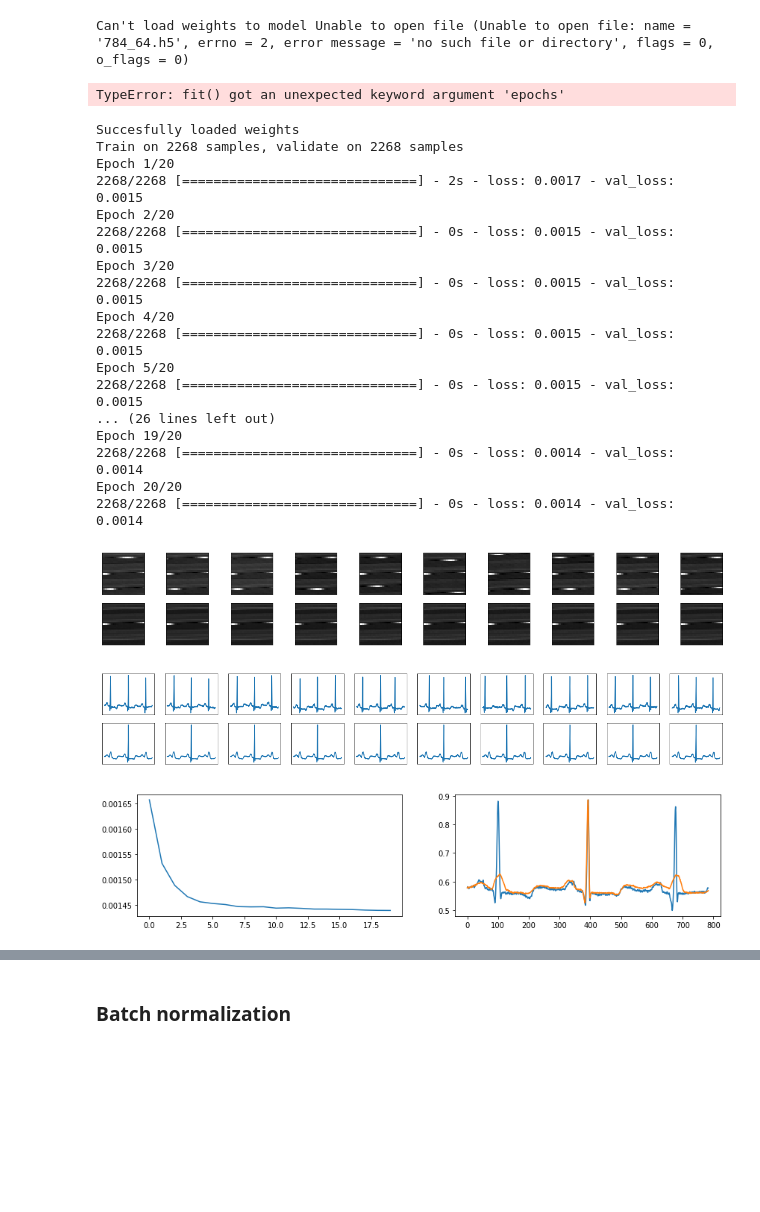
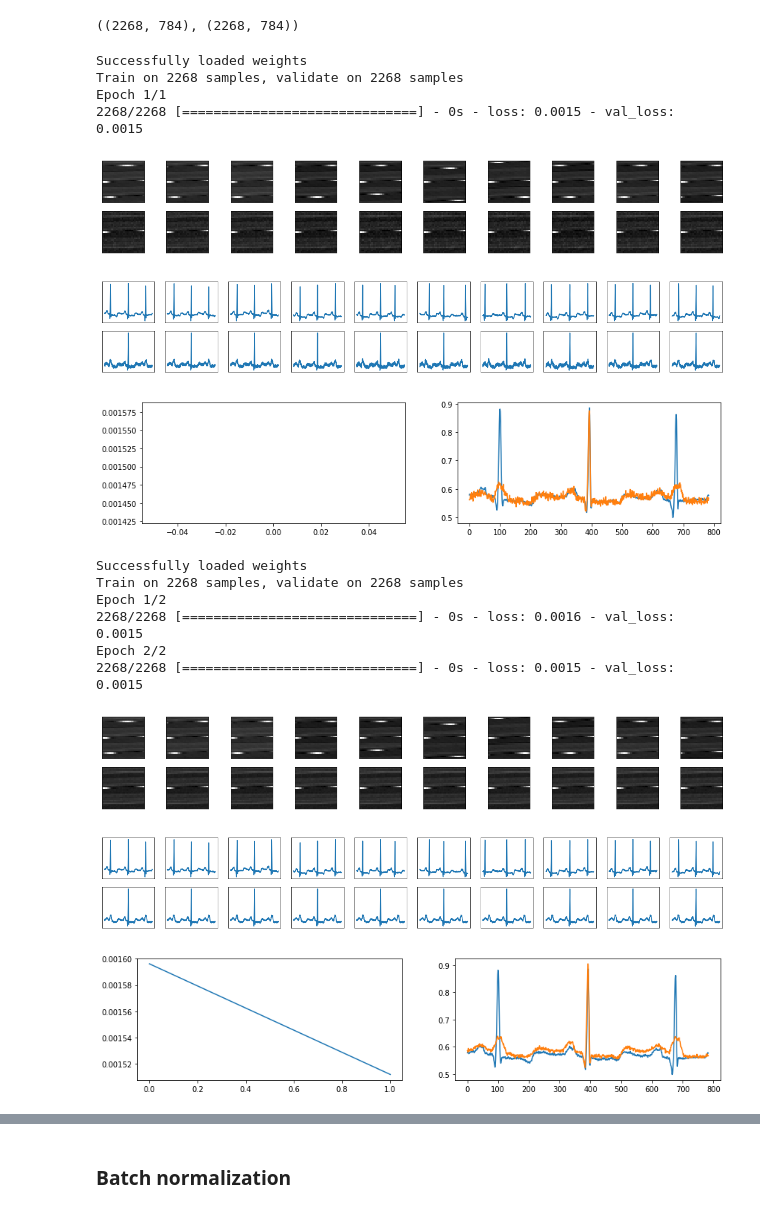
Before and after one commit to piotrbazan/machine-learning, a Jupyter notebook: projects/ecg/ecg.ipynb, the cells around one changed output, grey strips where cells are left out. Cells and saved outputs as stored; diff of their text form; code cells hidden in the pictures; blank space fills up the shorter version.

```diff
--- a/projects/ecg/ecg.ipynb
+++ b/projects/ecg/ecg.ipynb
@@ -144,29 +61,27 @@ def run(encoders, shape, epochs = 10, filename = None, load_prev = True):
+# %%
+x_train.shape, x_test.shape
+# %% [output]
+((2268, 784), (2268, 784))
 # %%
-run(create_encoders(784, [], 64), shape=(784,), epochs=1, filename='784_64.h5', load_prev=True)
+fit(create_encoders(784, [], 64), x_train, x_test, epochs=1, filename='weights/784_64.h5', load_prev=True)
 # %% [output]
-Can't load weights to model Unable to open file (Unable to open file: name = '784_64.h5', errno = 2, error message = 'no such file or directory', flags = 0, o_flags = 0)
+Successfully loaded weights
+Train on 2268 samples, validate on 2268 samples
+Epoch 1/1
+2268/2268 [==============================] - 0s - loss: 0.0015 - val_loss: 0.0015
-TypeError: fit() got an unexpected keyword argument 'epochs'
+[figure, added]
+[figure, added]
+[figure, added]
 # %%
-run(create_encoders(784, [256, 128], 64), shape=(784,), epochs=20, filename='784_256_128_64.h5', load_prev=True)
+fit(create_encoders(784, [256, 128], 64), x_train, x_test, epochs=2, filename='weights/784_256_128_64.h5', load_prev=True)
 # %% [output]
-Succesfully loaded weights
+Successfully loaded weights
 Train on 2268 samples, validate on 2268 samples
-Epoch 1/20
-2268/2268 [==============================] - 2s - loss: 0.0017 - val_loss: 0.0015
-Epoch 2/20
+Epoch 1/2
+2268/2268 [==============================] - 0s - loss: 0.0016 - val_loss: 0.0015
+Epoch 2/2
 2268/2268 [==============================] - 0s - loss: 0.0015 - val_loss: 0.0015
-Epoch 3/20
-2268/2268 [==============================] - 0s - loss: 0.0015 - val_loss: 0.0015
-Epoch 4/20
-2268/2268 [==============================] - 0s - loss: 0.0015 - val_loss: 0.0015
-Epoch 5/20
-2268/2268 [==============================] - 0s - loss: 0.0015 - val_loss: 0.0015
-... (26 lines left out)
-Epoch 19/20
-2268/2268 [==============================] - 0s - loss: 0.0014 - val_loss: 0.0014
-Epoch 20/20
-2268/2268 [==============================] - 0s - loss: 0.0014 - val_loss: 0.0014
 [figure]
 [figure]
-[figure, old version]
+[figure, new version]
 # %%
```
Also changed, not shown: parts of 15 cells of this notebook, 1 other file.
